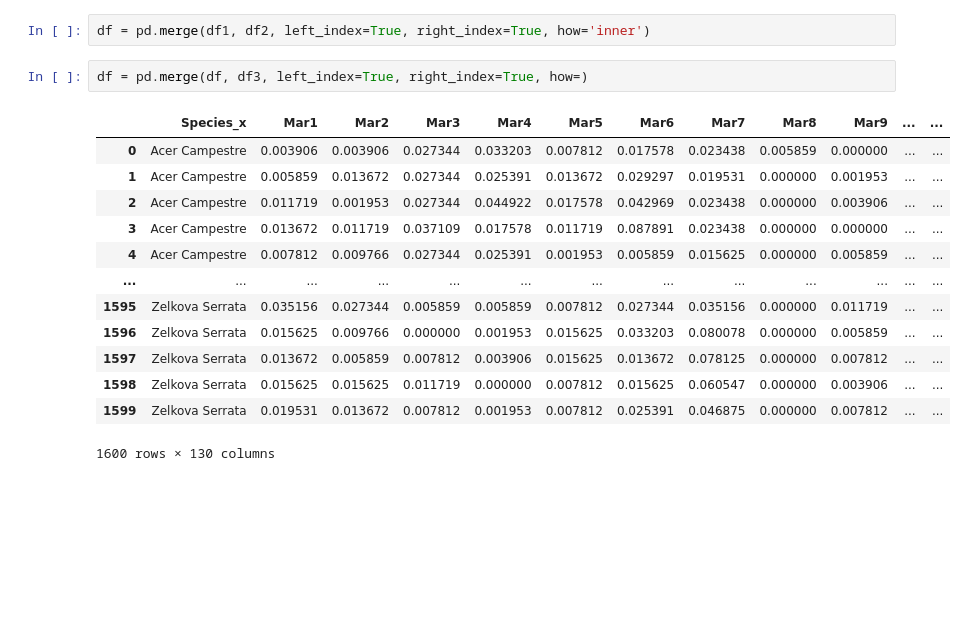
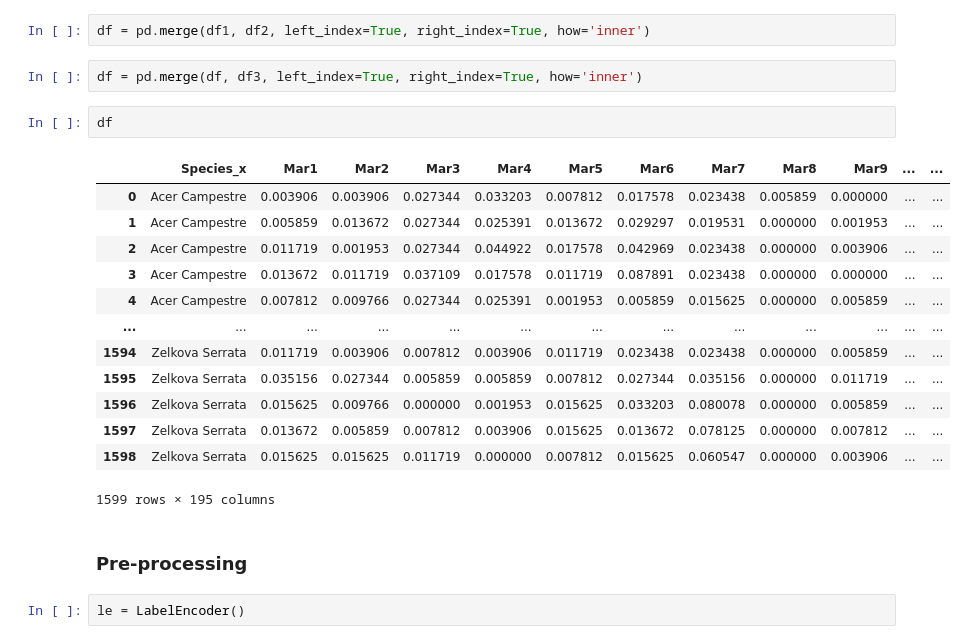
Before and after one commit to thesuhas/Leaf-Classification-Medicinal, a Jupyter notebook: svc.ipynb, the cells around one changed output. Drawn from its saved outputs; the diff is of its cells as text; blank space fills up the shorter version.

Commit message:
Did label encoding and created SVM

```diff
--- a/svc.ipynb
+++ b/svc.ipynb
@@ -82,18 +84,24 @@ df3
 # %%
 df = pd.merge(df1, df2, left_index=True, right_index=True, how='inner')
 # %%
-df = pd.merge(df, df3, left_index=True, right_index=True, how=)
+df = pd.merge(df, df3, left_index=True, right_index=True, how='inner')
-# %% [output]
-|  | Species_x | Mar1 | Mar2 | Mar3 | Mar4 | Mar5 | Mar6 | Mar7 | Mar8 | Mar9 | ... | ... |
-| 0 | Acer Campestre | 0.003906 | 0.003906 | 0.027344 | 0.033203 | 0.007812 | 0.017578 | 0.023438 | 0.005859 | 0.000000 | ... | ... |
-| 1 | Acer Campestre | 0.005859 | 0.013672 | 0.027344 | 0.025391 | 0.013672 | 0.029297 | 0.019531 | 0.000000 | 0.001953 | ... | ... |
-| 2 | Acer Campestre | 0.011719 | 0.001953 | 0.027344 | 0.044922 | 0.017578 | 0.042969 | 0.023438 | 0.000000 | 0.003906 | ... | ... |
-| 3 | Acer Campestre | 0.013672 | 0.011719 | 0.037109 | 0.017578 | 0.011719 | 0.087891 | 0.023438 | 0.000000 | 0.000000 | ... | ... |
-| 4 | Acer Campestre | 0.007812 | 0.009766 | 0.027344 | 0.025391 | 0.001953 | 0.005859 | 0.015625 | 0.000000 | 0.005859 | ... | ... |
-| ... | ... | ... | ... | ... | ... | ... | ... | ... | ... | ... | ... | ... |
-| 1595 | Zelkova Serrata | 0.035156 | 0.027344 | 0.005859 | 0.005859 | 0.007812 | 0.027344 | 0.035156 | 0.000000 | 0.011719 | ... | ... |
-| 1596 | Zelkova Serrata | 0.015625 | 0.009766 | 0.000000 | 0.001953 | 0.015625 | 0.033203 | 0.080078 | 0.000000 | 0.005859 | ... | ... |
-| 1597 | Zelkova Serrata | 0.013672 | 0.005859 | 0.007812 | 0.003906 | 0.015625 | 0.013672 | 0.078125 | 0.000000 | 0.007812 | ... | ... |
-| 1598 | Zelkova Serrata | 0.015625 | 0.015625 | 0.011719 | 0.000000 | 0.007812 | 0.015625 | 0.060547 | 0.000000 | 0.003906 | ... | ... |
-| 1599 | Zelkova Serrata | 0.019531 | 0.013672 | 0.007812 | 0.001953 | 0.007812 | 0.025391 | 0.046875 | 0.000000 | 0.007812 | ... | ... |
-1600 rows × 130 columns
+# %%
+df
+# %% [output]
+|  | Species_x | Mar1 | Mar2 | Mar3 | Mar4 | Mar5 | Mar6 | Mar7 | Mar8 | Mar9 | ... | ... |
+| 0 | Acer Campestre | 0.003906 | 0.003906 | 0.027344 | 0.033203 | 0.007812 | 0.017578 | 0.023438 | 0.005859 | 0.000000 | ... | ... |
+| 1 | Acer Campestre | 0.005859 | 0.013672 | 0.027344 | 0.025391 | 0.013672 | 0.029297 | 0.019531 | 0.000000 | 0.001953 | ... | ... |
+| 2 | Acer Campestre | 0.011719 | 0.001953 | 0.027344 | 0.044922 | 0.017578 | 0.042969 | 0.023438 | 0.000000 | 0.003906 | ... | ... |
+| 3 | Acer Campestre | 0.013672 | 0.011719 | 0.037109 | 0.017578 | 0.011719 | 0.087891 | 0.023438 | 0.000000 | 0.000000 | ... | ... |
+| 4 | Acer Campestre | 0.007812 | 0.009766 | 0.027344 | 0.025391 | 0.001953 | 0.005859 | 0.015625 | 0.000000 | 0.005859 | ... | ... |
+| ... | ... | ... | ... | ... | ... | ... | ... | ... | ... | ... | ... | ... |
+| 1594 | Zelkova Serrata | 0.011719 | 0.003906 | 0.007812 | 0.003906 | 0.011719 | 0.023438 | 0.023438 | 0.000000 | 0.005859 | ... | ... |
+| 1595 | Zelkova Serrata | 0.035156 | 0.027344 | 0.005859 | 0.005859 | 0.007812 | 0.027344 | 0.035156 | 0.000000 | 0.011719 | ... | ... |
+| 1596 | Zelkova Serrata | 0.015625 | 0.009766 | 0.000000 | 0.001953 | 0.015625 | 0.033203 | 0.080078 | 0.000000 | 0.005859 | ... | ... |
+| 1597 | Zelkova Serrata | 0.013672 | 0.005859 | 0.007812 | 0.003906 | 0.015625 | 0.013672 | 0.078125 | 0.000000 | 0.007812 | ... | ... |
+| 1598 | Zelkova Serrata | 0.015625 | 0.015625 | 0.011719 | 0.000000 | 0.007812 | 0.015625 | 0.060547 | 0.000000 | 0.003906 | ... | ... |
+1599 rows × 195 columns
+# %% [markdown]
+### Pre-processing
+# %%
+le = LabelEncoder()
```
Also changed, not shown: parts of 11 cells of this notebook.
